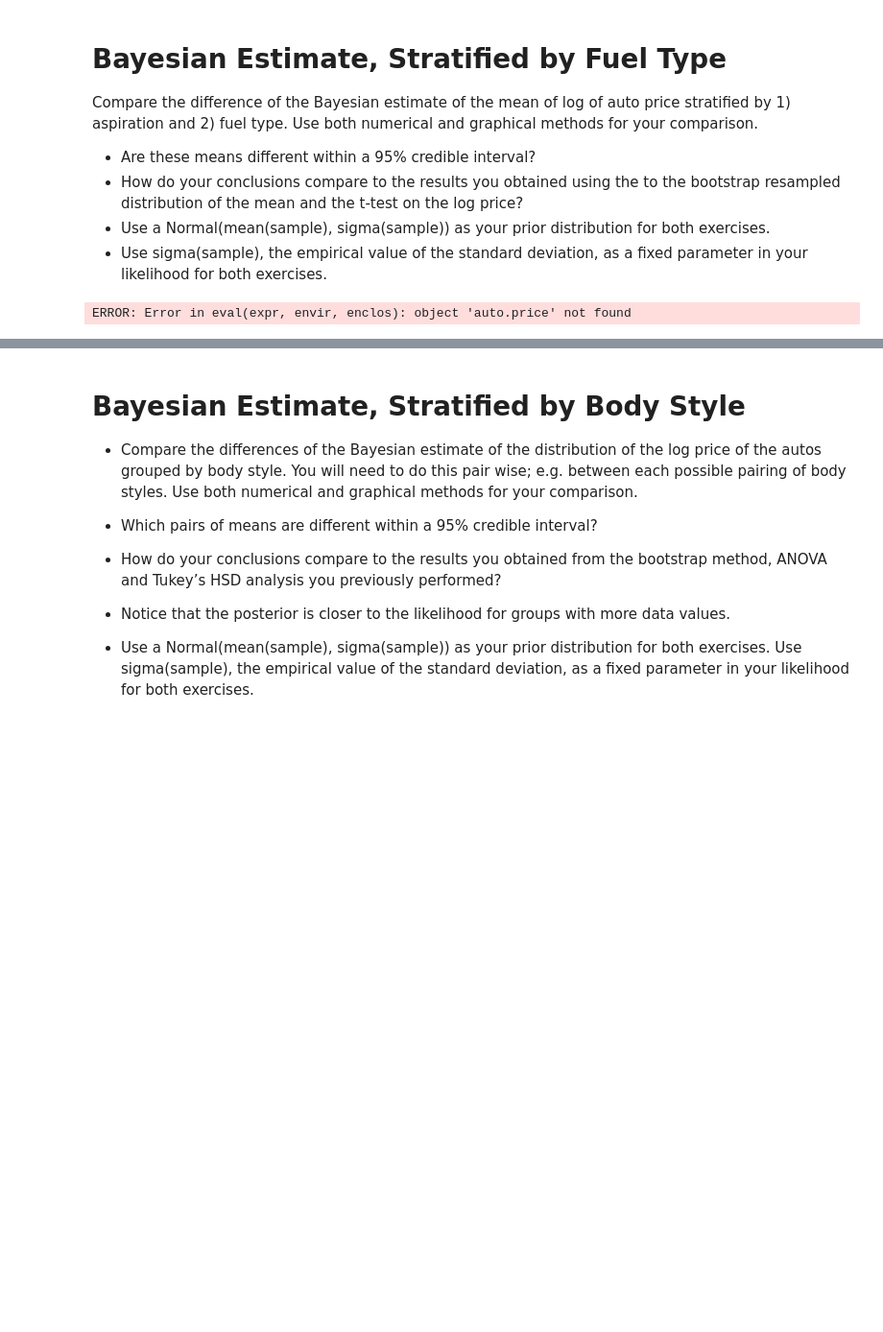
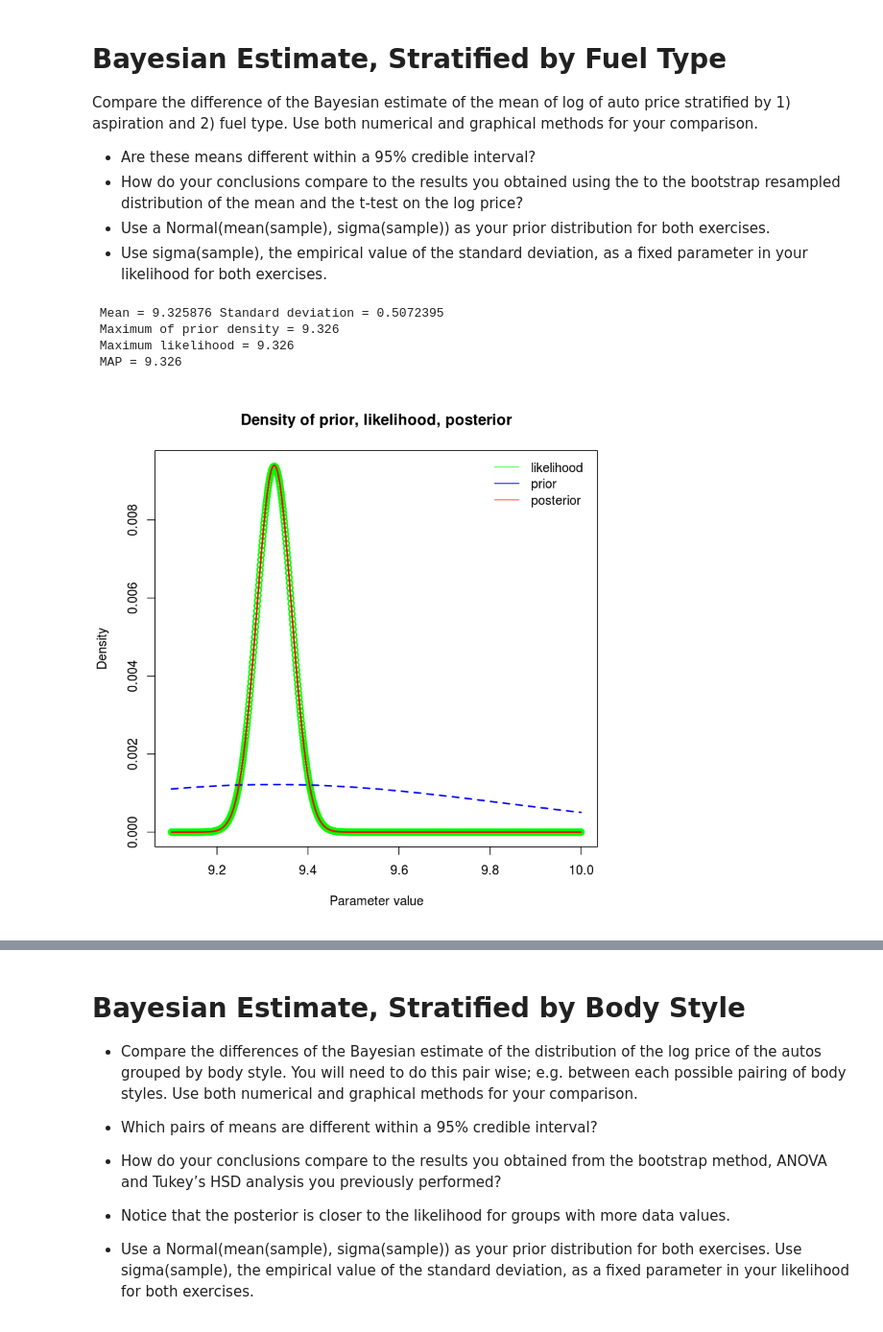
Before and after one commit to JingruWu10/UW_DataScience, a Jupyter notebook: Q2/HW06/HW06_Salemann_DRAFT.ipynb, the cells around one changed output, grey strips where cells are left out. Shown at 96% size. Saved outputs shown, nothing was run; the diff lists cells and outputs as text; code cells hidden in the pictures; blank space fills up the shorter version.

```diff
--- a/Q2/HW06/HW06_Salemann_DRAFT.ipynb
+++ b/Q2/HW06/HW06_Salemann_DRAFT.ipynb
@@ -211,24 +169,0 @@ Seems we just need a different equattion for pp or something
-# %%
-N = 1000
-p = seq(60.0, 75, length = N)
-
-male$childHeight = sort(male$childHeight, decreasing = FALSE)
-pp = dnorm(p, mean = meanHeight, sd = 5) ## start with a fairly broad prior
-pp = pp / sum(pp)
-
-comp.like = function(p, x){
-    l = rep(0, length = length(p))
-    sigmaSqr = sd(x)^2
-    xBar = mean(x)
-    cat(' Mean =', xBar, 'Standard deviation =', sqrt(sigmaSqr), '\n')
-    n = length(x)
-#    l = sapply(p, function(u) dnorm(u, mean = xBar, sd = sigmaSqr))
-    l = sapply(p, function(u) exp(- n* (xBar - u)^2 / (2 * sigmaSqr)))
-    l / sum(l) # Normalize and return
-}
-
-
-like.son = comp.like(p, male$childHeight)
-
-post.son = posterior(pp, like.son)
-plot.post(pp, like.son, post.son, p)
@@ -254,7 +181,26 @@ Compare the difference of the Bayesian estimate of the mean of log of auto price
 - Use a Normal(mean(sample), sigma(sample)) as your prior distribution for both exercises.
 - Use sigma(sample), the empirical value of the standard deviation, as a fixed parameter in your likelihood for both exercises.
 # %%
-autos.gas = auto.price[auto.price$fuel.type == 'gas',]
-autos.diesel = auto.price[auto.price$fuel.type == 'diesel',]
+autos.gas = autos[autos$fuel.type == 'gas',]
+autos.diesel = autos[autos$fuel.type == 'diesel',]
-# %% [output]
-ERROR: Error in eval(expr, envir, enclos): object 'auto.price' not found
+# %%
+N = 1000
+p = seq(9.1, 10.0, length = N)
+
+meanLogPrice.gas = mean(autos.gas$logPrice)
+sdevLogPrice.gas = sd(autos.gas$logPrice)
+
+autos.gas$logPrice = sort(autos.gas$logPrice, decreasing = FALSE)
+
+pp = dnorm(p, mean = meanLogPrice.gas, sd = sdevLogPrice.gas)
+pp = pp / sum(pp)
+
+like.autos.gas = comp.like(p, autos.gas$logPrice)
+post.autos.gas = posterior(pp, like.autos.gas)
+plot.post(pp, like.autos.gas, post.autos.gas, p)
+# %% [output]
+ Mean = 9.325876 Standard deviation = 0.5072395
+ Maximum of prior density = 9.326
+ Maximum likelihood = 9.326
+ MAP = 9.326
+[figure, added]
```
Also changed, not shown: parts of 13 cells of this notebook.
